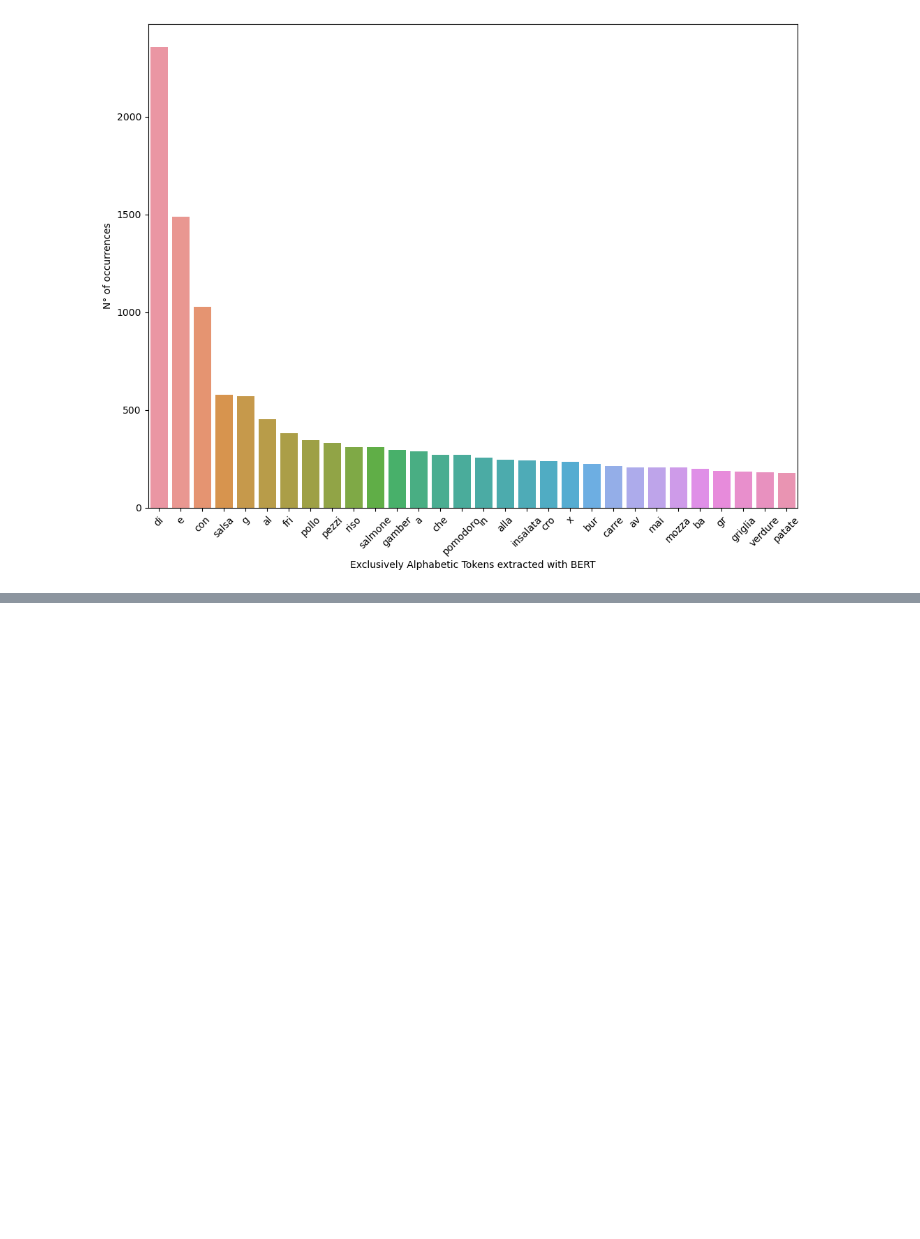
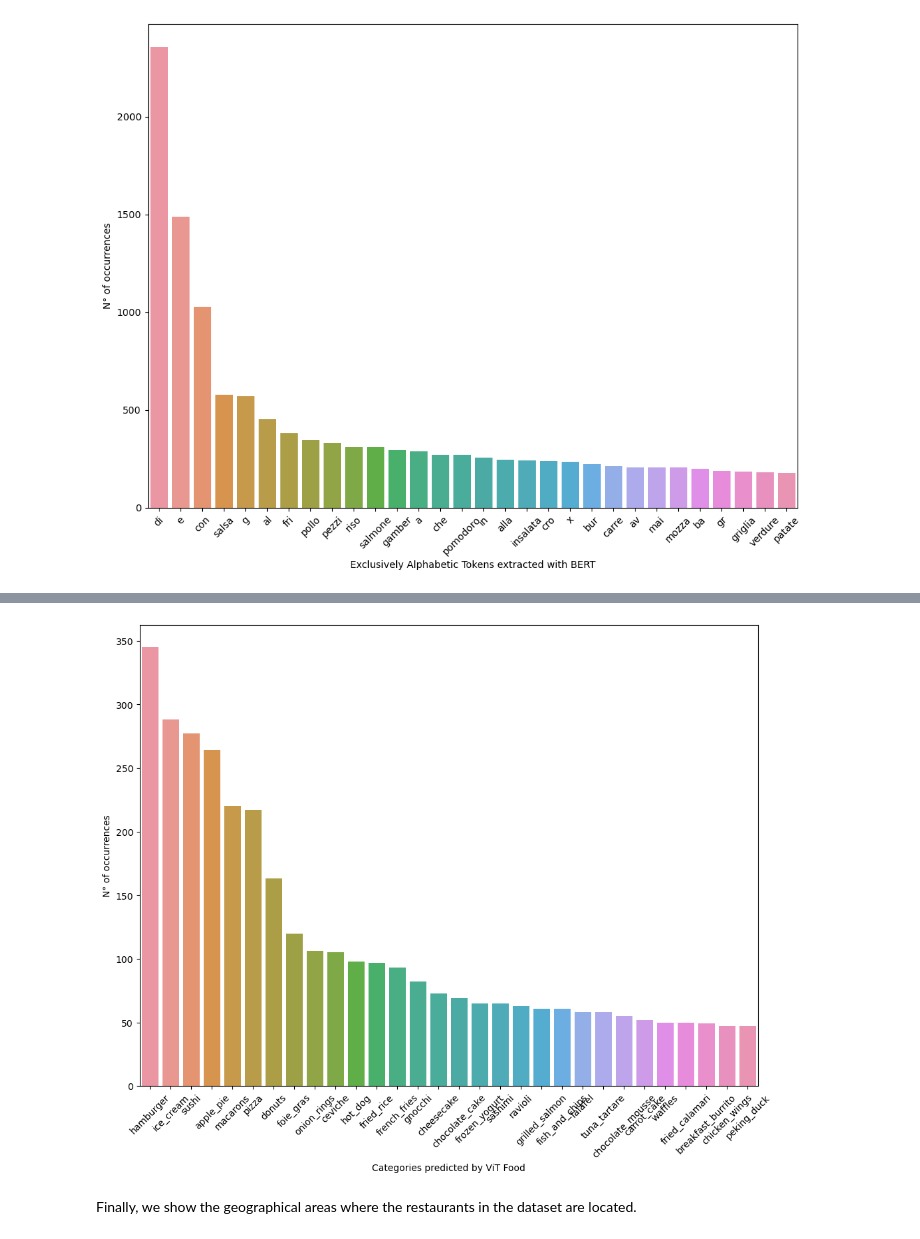
Before and after one commit to giacomorebecchi/food-pricing, a Jupyter notebook: notebooks/04.01_dataset_visualization.ipynb, the cells around one changed output, grey strips where cells are left out. Drawn from its saved outputs; the diff is of its cells as text; code cells hidden in the pictures; blank space fills up the shorter version.

```diff
--- a/notebooks/04.01_dataset_visualization.ipynb
+++ b/notebooks/04.01_dataset_visualization.ipynb
@@ -190,0 +231,12 @@ plt.close()
+# %%
+pipe = pipeline(task="image-classification", model="nateraw/food", top_k=1)
+
+training_data = FoodPricingDataset(
+    img_transform=lambda _: _,
+    txt_transform=lambda _: _,
+    split="train"
+)
+# %%
+%%time
+
+l_categories = [pipe(training_data[i]["img"])[0]["label"] for i in range(len(training_data))]
@@ -190,0 +246,13 @@ plt.close()
+# %%
+category_counts = pd.Series(l_categories).value_counts()
+
+fig, ax = plt.subplots(figsize=(12, 9))
+ax = sns.barplot(x=category_counts[:30].index, y=category_counts[:30].values, ax=ax)
+ax.set_xticklabels(ax.get_xticklabels(),rotation = 45)
+ax.set_xlabel("Categories predicted by ViT Food")
+ax.set_ylabel("N° of occurrences")
+plt.savefig("plots/plt05_food_categories.jpg")
+# %% [output]
+[figure, added]
+# %% [markdown]
+Finally, we show the geographical areas where the restaurants in the dataset are located.
```
Also changed, not shown: parts of 11 cells of this notebook, 3 other files.
